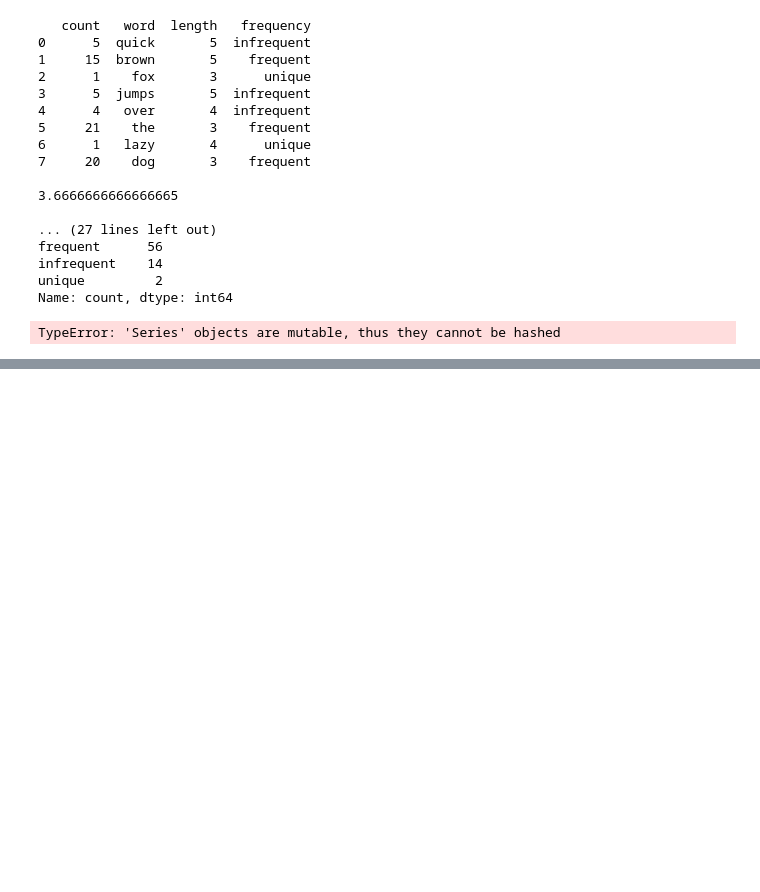
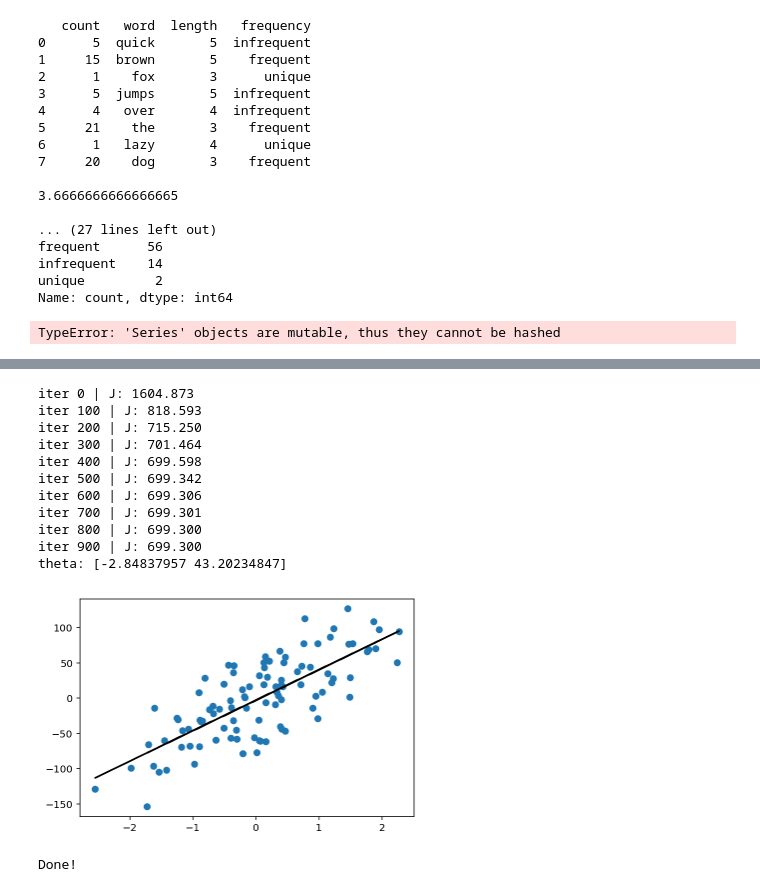
Before and after one commit to zatserkl/learn, a Jupyter notebook: python/learn python.ipynb, the cells around one changed output, grey strips where cells are left out. Cells and saved outputs as stored; diff of their text form; code cells hidden in the pictures; blank space fills up the shorter version.

```diff
--- a/python/learn python.ipynb
+++ b/python/learn python.ipynb
@@ -331,0 +392,56 @@ TypeError: 'Series' objects are mutable, thus they cannot be hashed
+# %%
+# http://www.bogotobogo.com/python/python_numpy_batch_gradient_descent_algorithm.php
+
+import numpy as np
+import random
+from sklearn.datasets.samples_generator import make_regression
+import pylab
+from scipy import stats
+
+
+def gradient_descent_2(alpha, x, y, numIterations):
+    m = x.shape[0] # number of samples
+    theta = np.ones(2)
+    x_transpose = x.transpose()
+    for iter in range(0, numIterations):
+        hypothesis = np.dot(x, theta)
+        loss = hypothesis - y
+        J = np.sum(loss ** 2) / (2 * m)  # cost
+        if iter % 100 == 0:
+            print("iter %s | J: %.3f" % (iter, J))
+        gradient = np.dot(x_transpose, loss) / m
+        theta = theta - alpha * gradient  # update
+    return theta
+
+
+if __name__ == '__main__':
+
+    x, y = make_regression(n_samples=100, n_features=1, n_informative=1,
+                        random_state=0, noise=35)
+    m, n = np.shape(x)
+    x = np.c_[ np.ones(m), x] # insert column
+    alpha = 0.01 # learning rate
+    theta = gradient_descent_2(alpha, x, y, 1000)
+    print("theta:", theta)
+
+    # plot
+    for i in range(x.shape[1]):
+        y_predict = theta[0] + theta[1]*x
+    pylab.plot(x[:,1],y,'o')
+    pylab.plot(x,y_predict,'k-')
+    pylab.show()
+    print("Done!")
+# %% [output]
+iter 0 | J: 1604.873
+iter 100 | J: 818.593
+iter 200 | J: 715.250
+iter 300 | J: 701.464
+iter 400 | J: 699.598
+iter 500 | J: 699.342
+iter 600 | J: 699.306
+iter 700 | J: 699.301
+iter 800 | J: 699.300
+iter 900 | J: 699.300
+theta: [-2.84837957 43.20234847]
+[figure, added]
+Done!
```
Also changed, not shown: parts of 19 cells of this notebook, 3 other files.
